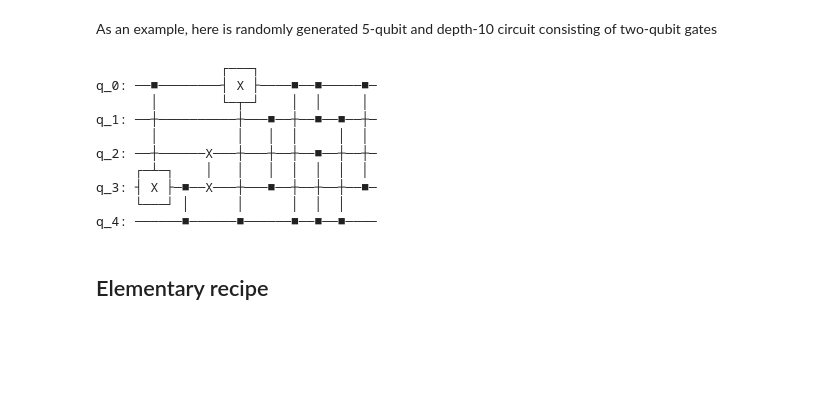
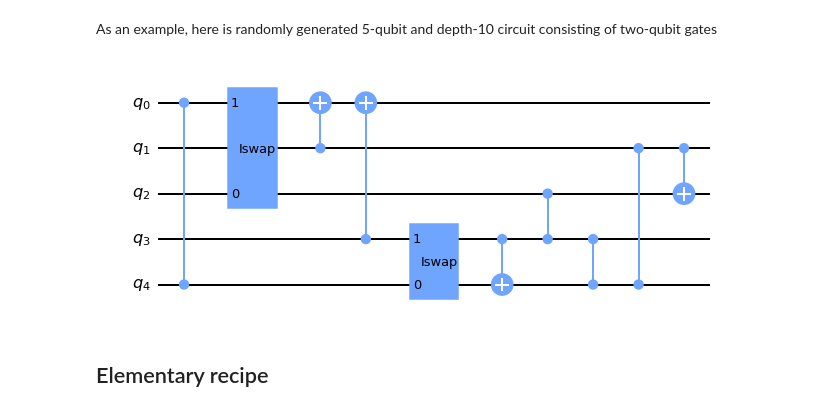
Before and after one commit to unitaryfund/circuit-unoptimization, a Jupyter notebook: notebooks/elemetary_recipe.ipynb, the cells around one changed output. Cells and saved outputs as stored; diff of their text form; code cells hidden in the pictures; blank space fills up the shorter version.

```diff
--- a/notebooks/elemetary_recipe.ipynb
+++ b/notebooks/elemetary_recipe.ipynb
@@ -44,20 +45,11 @@ As an example, here is randomly generated 5-qubit and depth-10 circuit consistin
 # %%
 num_qubits = 5
 depth = 10
 random_circuit = random_two_qubit_circuit(num_qubits, depth)
 
-print(random_circuit)
+random_circuit.draw("mpl")
 # %% [output]
-                ┌───┐
-q_0: ──■────────┤ X ├────■──■─────■─
-       │        └─┬─┘    │  │     │
-q_1: ──┼──────────┼───■──┼──■──■──┼─
-       │          │   │  │     │  │
-q_2: ──┼──────X───┼───┼──┼──■──┼──┼─
-     ┌─┴─┐    │   │   │  │  │  │  │
-q_3: ┤ X ├─■──X───┼───■──┼──┼──┼──■─
-     └───┘ │      │      │  │  │
-q_4: ──────■──────■──────■──■──■────
+[figure, added]
 # %% [markdown]
 ## Elementary recipe
 # %% [markdown]
```
Also changed, not shown: parts of 14 cells of this notebook.
